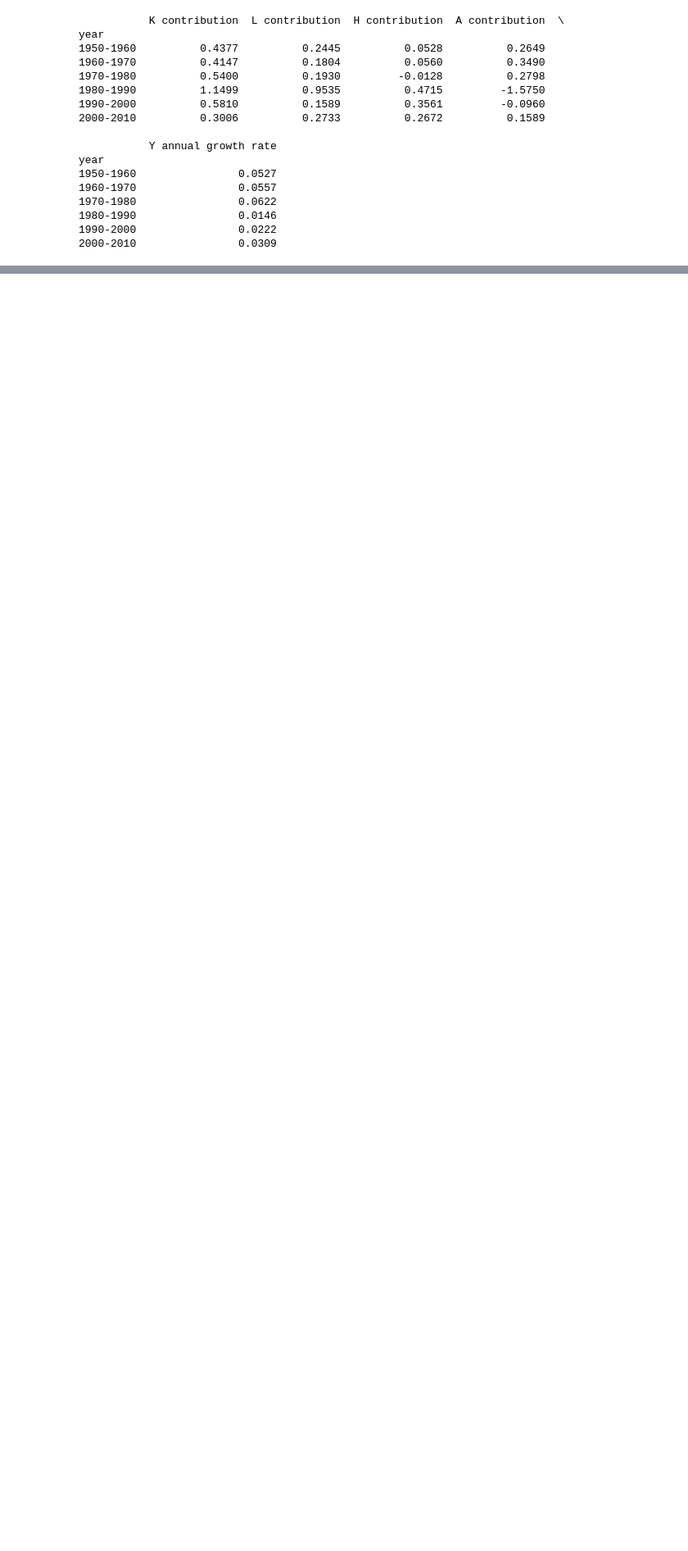
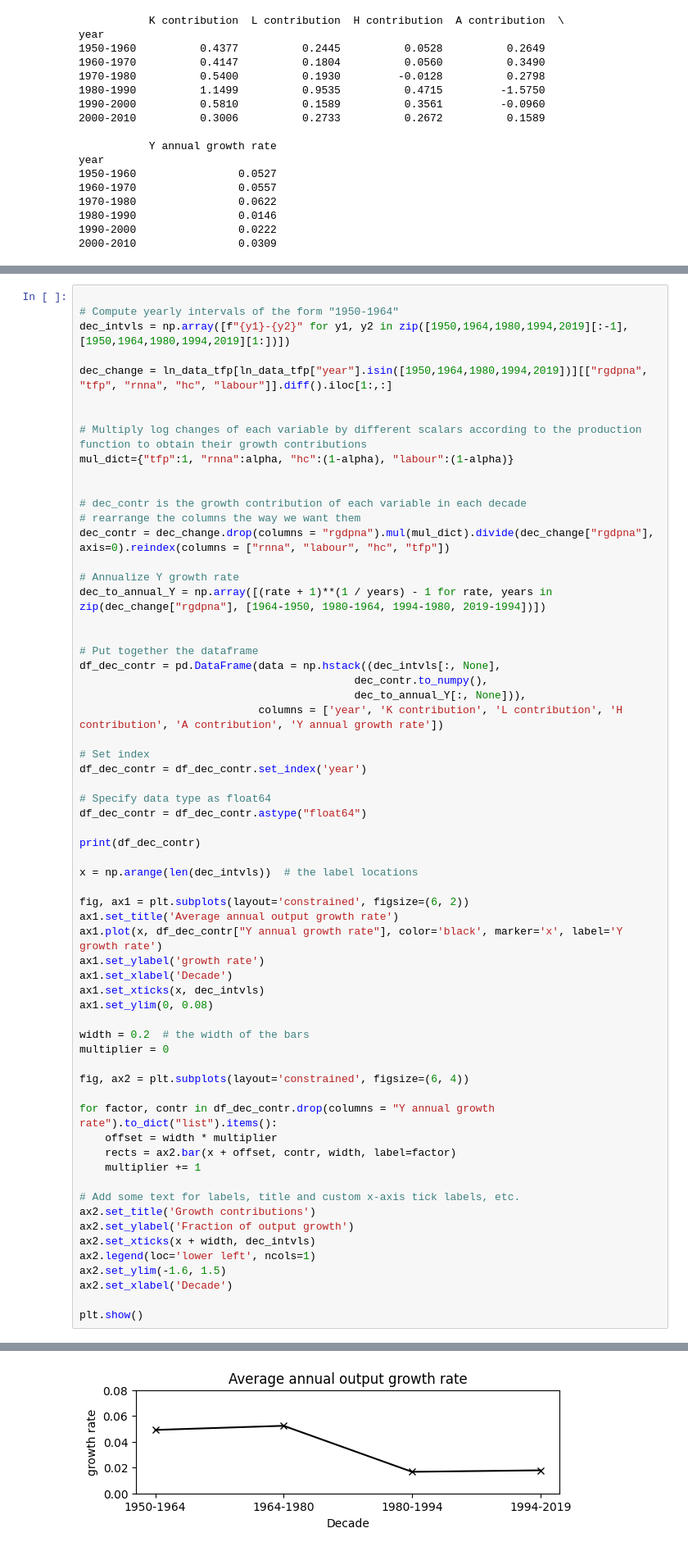
Before and after one commit to Jessie-Fung/ec2b1-brazil, a Jupyter notebook: code/code.ipynb, the cells around one changed output, grey strips where cells are left out. Shown at 82% size. Saved outputs shown, nothing was run; the diff lists cells and outputs as text; blank space fills up the shorter version.

Commit message:
growth accounting for subperiods

```diff
--- a/code/code.ipynb
+++ b/code/code.ipynb
@@ -683,0 +680,64 @@ plt.show()
+# %%
+
+# Compute yearly intervals of the form "1950-1964"
+dec_intvls = np.array([f"{y1}-{y2}" for y1, y2 in zip([1950,1964,1980,1994,2019][:-1], [1950,1964,1980,1994,2019][1:])])
+
+dec_change = ln_data_tfp[ln_data_tfp["year"].isin([1950,1964,1980,1994,2019])][["rgdpna", "tfp", "rnna", "hc", "labour"]].diff().iloc[1:,:]
+
+
+# Multiply log changes of each variable by different scalars according to the production function to obtain their growth contributions
+mul_dict={"tfp":1, "rnna":alpha, "hc":(1-alpha), "labour":(1-alpha)}
+
+
+# dec_contr is the growth contribution of each variable in each decade
+# rearrange the columns the way we want them
+dec_contr = dec_change.drop(columns = "rgdpna").mul(mul_dict).divide(dec_change["rgdpna"], axis=0).reindex(columns = ["rnna", "labour", "hc", "tfp"])
+
+# Annualize Y growth rate
+dec_to_annual_Y = np.array([(rate + 1)**(1 / years) - 1 for rate, years in zip(dec_change["rgdpna"], [1964-1950, 1980-1964, 1994-1980, 2019-1994])])
+
+
+# Put together the dataframe
+df_dec_contr = pd.DataFrame(data = np.hstack((dec_intvls[:, None],
+                                           dec_contr.to_numpy(),
+                                           dec_to_annual_Y[:, None])),
+                            columns = ['year', 'K contribution', 'L contribution', 'H contribution', 'A contribution', 'Y annual growth rate'])
+
+# Set index
+df_dec_contr = df_dec_contr.set_index('year')
+
+# Specify data type as float64
+df_dec_contr = df_dec_contr.astype("float64")
+
+print(df_dec_contr)
+
+x = np.arange(len(dec_intvls))  # the label locations
+
+fig, ax1 = plt.subplots(layout='constrained', figsize=(6, 2))
+ax1.set_title('Average annual output growth rate')
+ax1.plot(x, df_dec_contr["Y annual growth rate"], color='black', marker='x', label='Y growth rate')
+ax1.set_ylabel('growth rate')
+ax1.set_xlabel('Decade')
+ax1.set_xticks(x, dec_intvls)
+ax1.set_ylim(0, 0.08)
+
+width = 0.2  # the width of the bars
+multiplier = 0
+
+fig, ax2 = plt.subplots(layout='constrained', figsize=(6, 4))
+
+for factor, contr in df_dec_contr.drop(columns = "Y annual growth rate").to_dict("list").items():
+    offset = width * multiplier
+    rects = ax2.bar(x + offset, contr, width, label=factor)
+    multiplier += 1
+
+# Add some text for labels, title and custom x-axis tick labels, etc.
+ax2.set_title('Growth contributions')
+ax2.set_ylabel('Fraction of output growth')
+ax2.set_xticks(x + width, dec_intvls)
+ax2.legend(loc='lower left', ncols=1)
+ax2.set_ylim(-1.6, 1.5)
+ax2.set_xlabel('Decade')
+
+plt.show()
+# %% [output]
@@ -683,0 +757 @@ plt.show()
+[figure, added]
```
Also changed, not shown: parts of 10 cells of this notebook, 3 other files.
